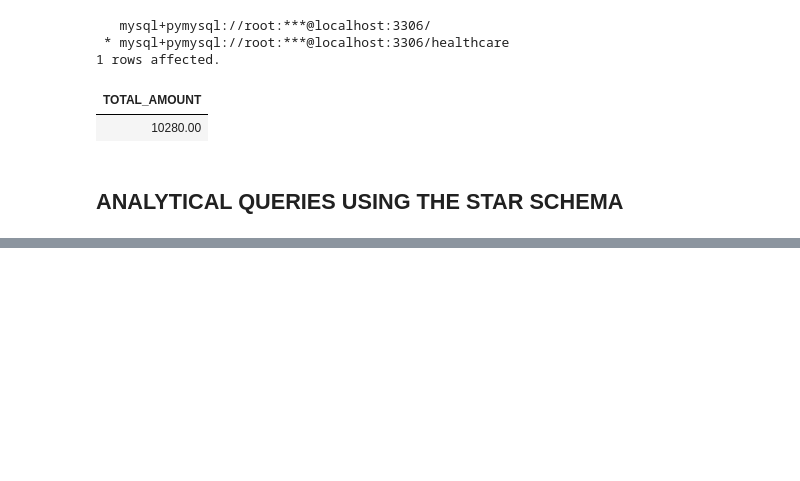
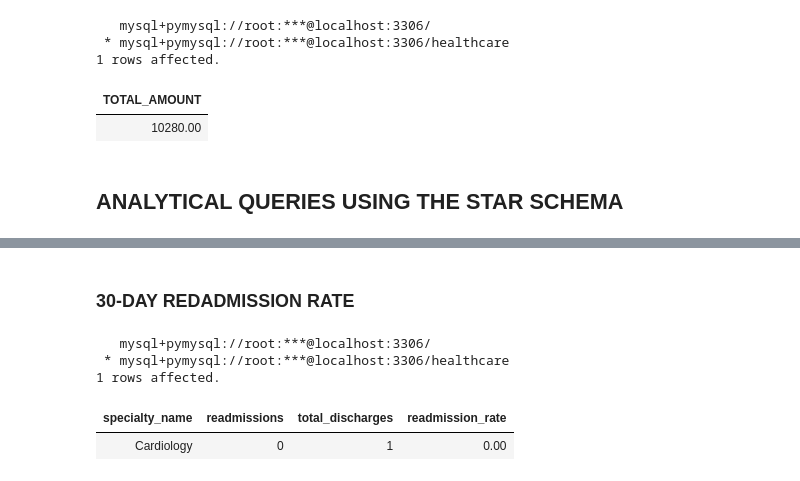
Before and after one commit to PercyAyimbilaNsolemna/Health_Analytics, a Jupyter notebook: Notebooks/healthcareAnalytics.ipynb, the cells around one changed output, grey strips where cells are left out. Drawn from its saved outputs; the diff is of its cells as text; code cells hidden in the pictures; blank space fills up the shorter version.

```diff
--- a/Notebooks/healthcareAnalytics.ipynb
+++ b/Notebooks/healthcareAnalytics.ipynb
@@ -992,0 +1028,14 @@ FROM fact_encounter;
+# %% [markdown]
+### **30-DAY REDADMISSION RATE**
+# %%
+#Reads the sql script
+readmissionRateContent = read_sql_file(project_root / "OLAP" / "Analytical_Queries" / "readmissionRate.sql")
+
+#Creates the orders table
+%sql $readmissionRateContent;
+# %% [output]
+   mysql+pymysql://root:***@localhost:3306/
+ * mysql+pymysql://root:***@localhost:3306/healthcare
+1 rows affected.
+| specialty_name | readmissions | total_discharges | readmission_rate |
+| Cardiology | 0 | 1 | 0.00 |
```
Also changed, not shown: parts of 9 cells of this notebook.
